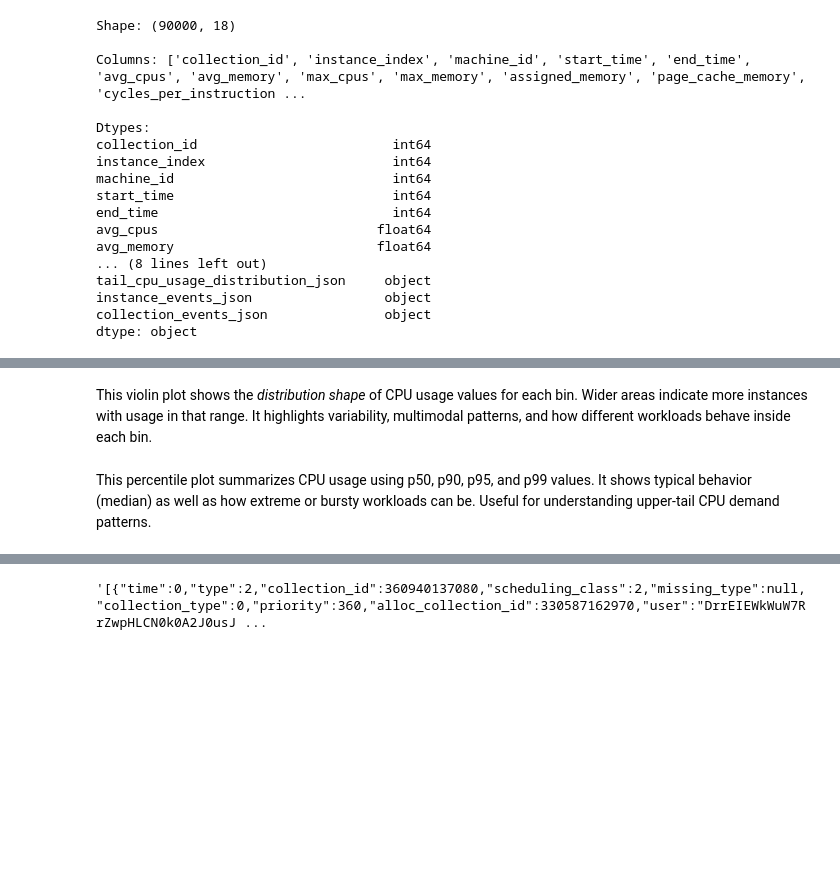
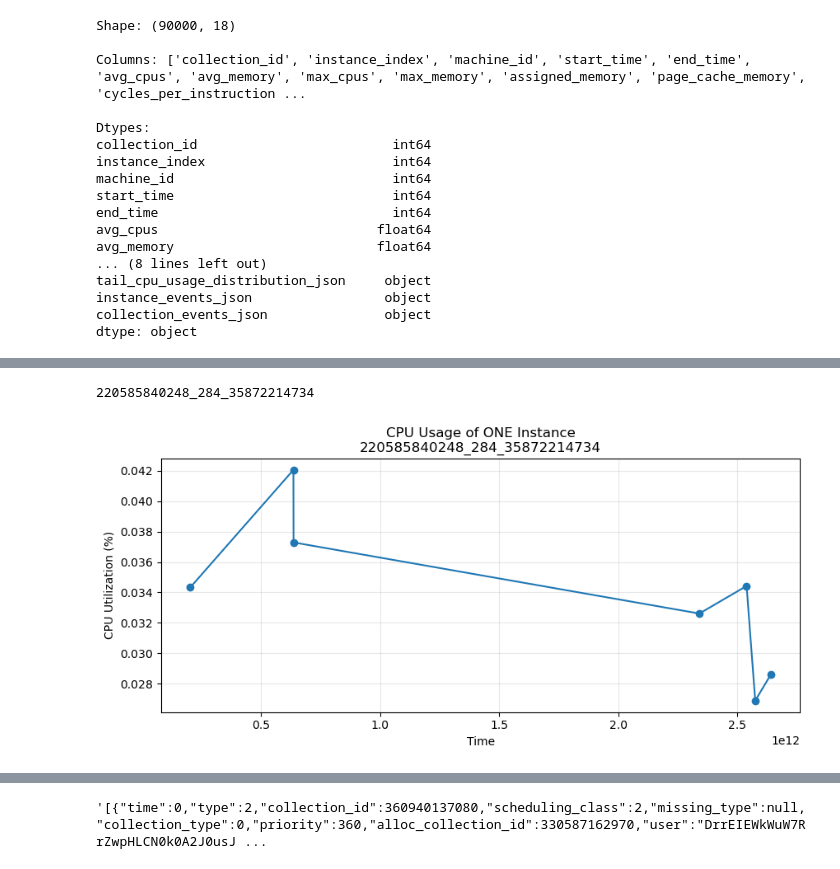
Before and after one commit to chuaqindi/cloud-computing-project, a Jupyter notebook: old_files/EDA_2.ipynb, the cells around one changed output, grey strips where cells are left out. Cells and saved outputs as stored; diff of their text form; code cells hidden in the pictures; blank space fills up the shorter version.

```diff
--- a/old_files/EDA_2.ipynb
+++ b/old_files/EDA_2.ipynb
@@ -42,7 +42,7 @@ It is spread across **multiple tables**, each describing different aspects of wo
 To build a meaningful dataset for machine learning, we can join and filter these tables. BigQuery enables us to extract a combined dataset from the very large Google Cluster Trace 2019 logs.
 The SQL code to generate the dataset is found at *BigQuerySQL.txt*.
 # %%
-CSV_PATH = "GoogleCloudTrace2019.csv"
+CSV_PATH = "~/Desktop/GoogleCloudTrace2019.csv"
 # %%
 df = pd.read_csv(CSV_PATH)
 
@@ -173,8 +81,31 @@ plt.show()
-# %% [markdown]
-This violin plot shows the *distribution shape* of CPU usage values for each bin.
-Wider areas indicate more instances with usage in that range.
-It highlights variability, multimodal patterns, and how different workloads behave inside each bin.
-# %% [markdown]
-This percentile plot summarizes CPU usage using p50, p90, p95, and p99 values.
-It shows typical behavior (median) as well as how extreme or bursty workloads can be.
-Useful for understanding upper-tail CPU demand patterns.
+# %%
+df["instance_key"] = (
+    df["collection_id"].astype(str) + "_" +
+    df["instance_index"].astype(str) + "_" +
+    df["machine_id"].astype(str)
+)
+instance_key = df["instance_key"].value_counts().idxmax()
+print(instance_key)
+# %% [output]
+220585840248_284_35872214734
+# %%
+instance_key = "220585840248_284_35872214734"
+# %%
+cid, idx, mid = instance_key.split("_")
+cid = int(cid); idx = int(idx); mid = int(mid)
+
+instance = df[
+    (df["collection_id"] == cid) &
+    (df["instance_index"] == idx) &
+    (df["machine_id"] == mid)
+].sort_values("start_time")
+# %%
+plt.figure(figsize=(10,4))
+plt.plot(instance["start_time"], instance["avg_cpus"] * 100, marker="o")
+plt.xlabel("Time")
+plt.ylabel("CPU Utilization (%)")
+plt.title(f"CPU Usage of ONE Instance\n{cid}_{idx}_{mid}")
+plt.grid(alpha=0.3)
+plt.show()
+# %% [output]
+[figure, added]
```
Also changed, not shown: parts of 23 cells of this notebook, 1 other file.
